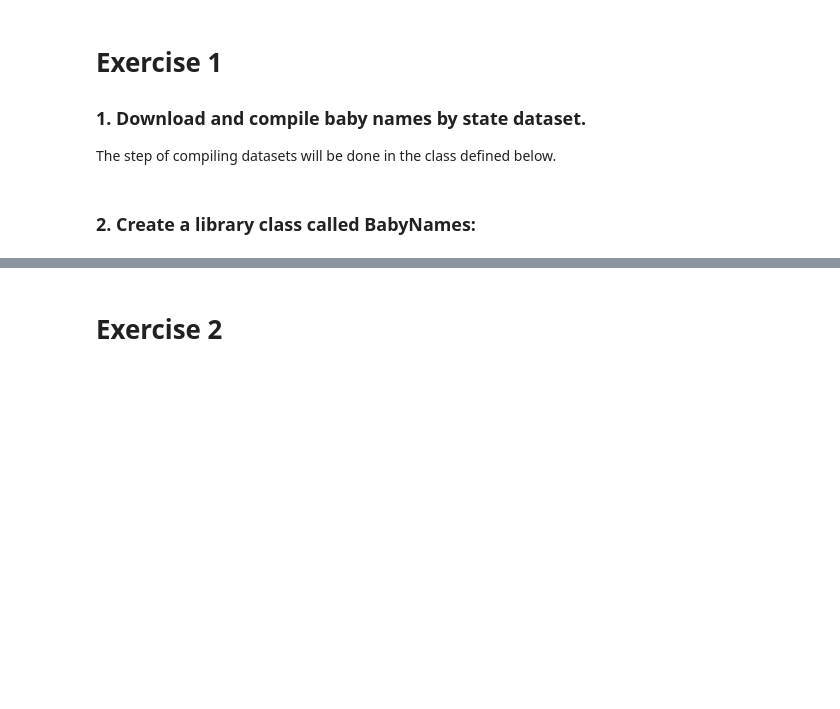
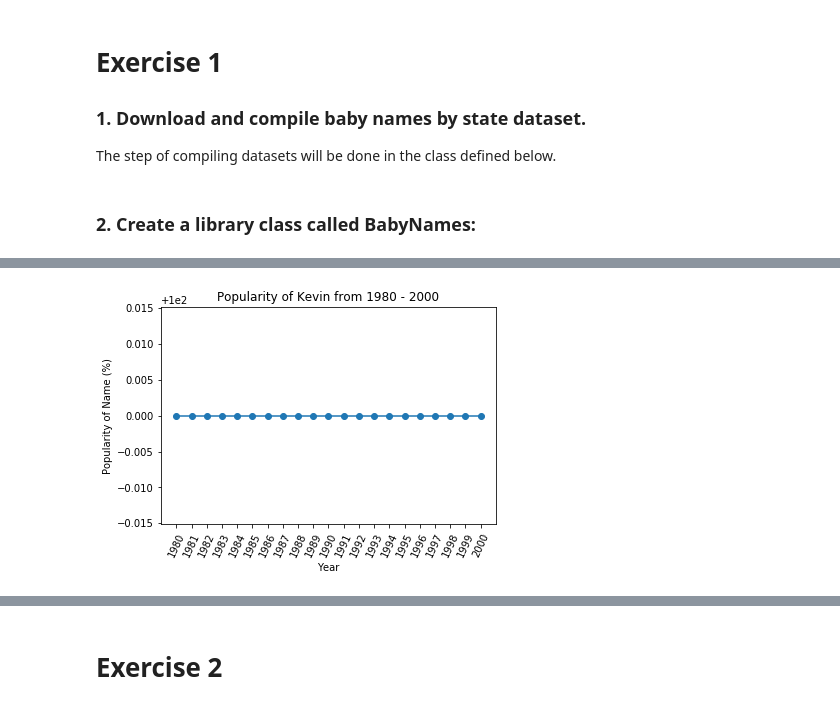
Before and after one commit to noraxuxu/MSiA422Project1, a Jupyter notebook: Project 1 Group Work2.ipynb, the cells around one changed output, grey strips where cells are left out. Cells and saved outputs as stored; diff of their text form; code cells hidden in the pictures; blank space fills up the shorter version.

```diff
--- a/Project 1 Group Work2.ipynb
+++ b/Project 1 Group Work2.ipynb
@@ -290,0 +355,4 @@ df_sample = pd.DataFrame([['AL','M','1956','Kevin',14],['AL','M','1956','Kevin',
+# %%
+BabyNamesObject.NamePopularityPlot('Kevin', (1980, 2000), state='AR', sex='M')
+# %% [output]
+[figure, added]
```
Also changed, not shown: parts of 10 cells of this notebook, 1 other file.
